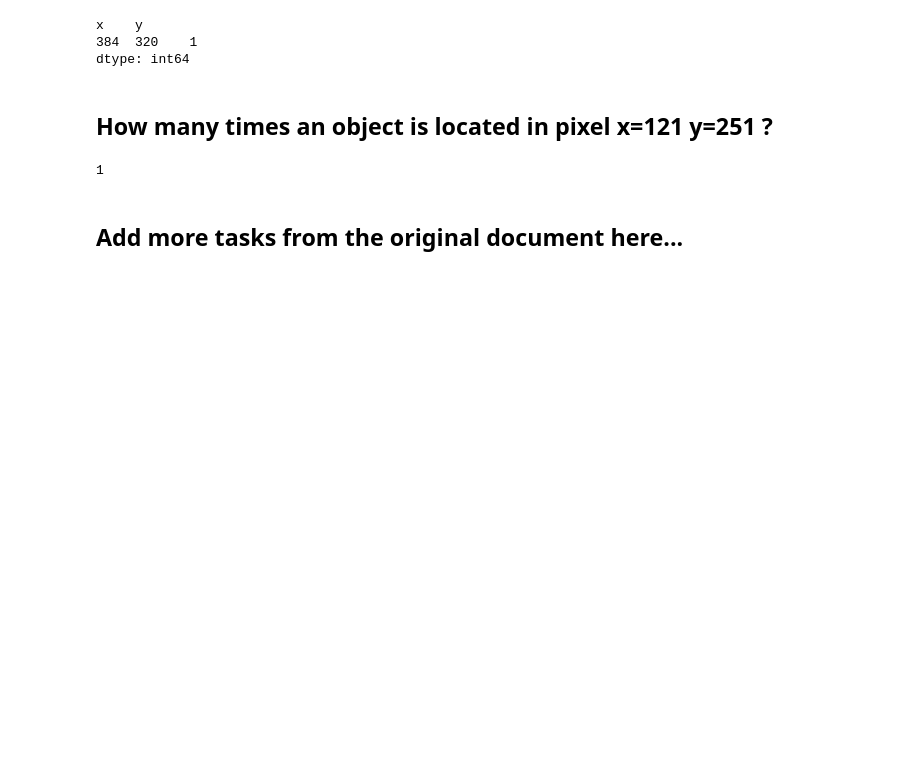
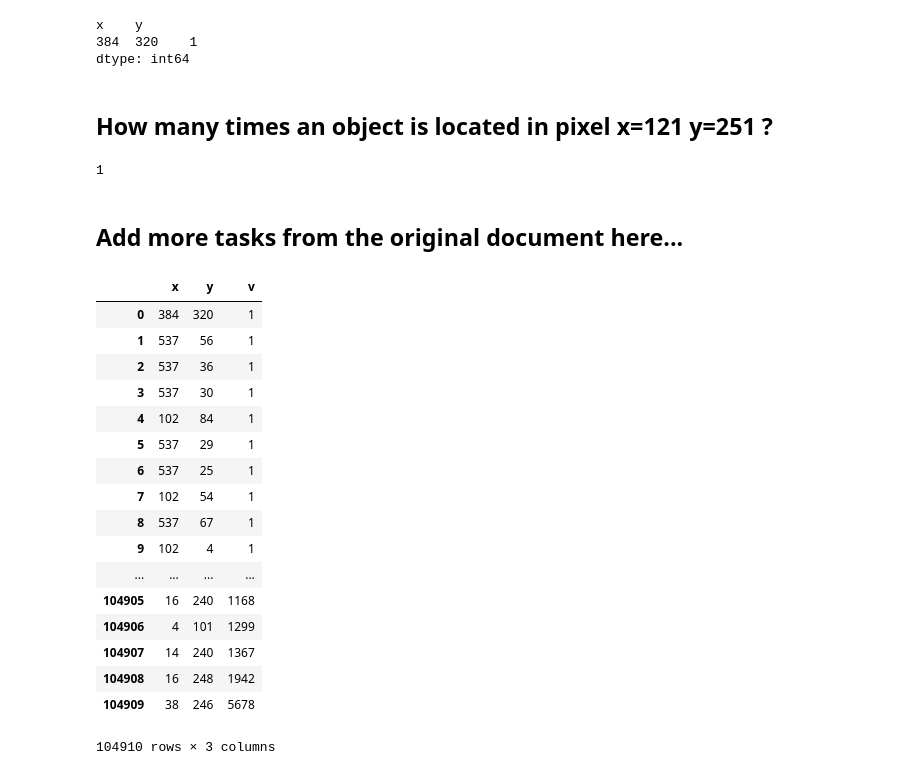
Before and after one commit to wall-et/analyze-paths, a Jupyter notebook: demo_basic.ipynb, the cells around one changed output. Cells and saved outputs as stored; diff of their text form; code cells hidden in the pictures; blank space fills up the shorter version.

```diff
--- a/demo_basic.ipynb
+++ b/demo_basic.ipynb
@@ -49,3 +49,27 @@ len(f[(f.x == 121) & (f.y == 251)])
 1
 # %% [markdown]
 ## Add more tasks from the original document here...
+# %%
+f1 = f.groupby(['x','y']).size().sort_values()
+f1.name="v"
+f2 = f1.reset_index()
+f2
+# %% [output]
+|  | x | y | v |
+| 0 | 384 | 320 | 1 |
+| 1 | 537 | 56 | 1 |
+| 2 | 537 | 36 | 1 |
+| 3 | 537 | 30 | 1 |
+| 4 | 102 | 84 | 1 |
+| 5 | 537 | 29 | 1 |
+| 6 | 537 | 25 | 1 |
+| 7 | 102 | 54 | 1 |
+| 8 | 537 | 67 | 1 |
+| 9 | 102 | 4 | 1 |
+| ... | ... | ... | ... |
+| 104905 | 16 | 240 | 1168 |
+| 104906 | 4 | 101 | 1299 |
+| 104907 | 14 | 240 | 1367 |
+| 104908 | 16 | 248 | 1942 |
+| 104909 | 38 | 246 | 5678 |
+104910 rows × 3 columns
```
Also changed, not shown: parts of 2 cells of this notebook, 2 other files.
